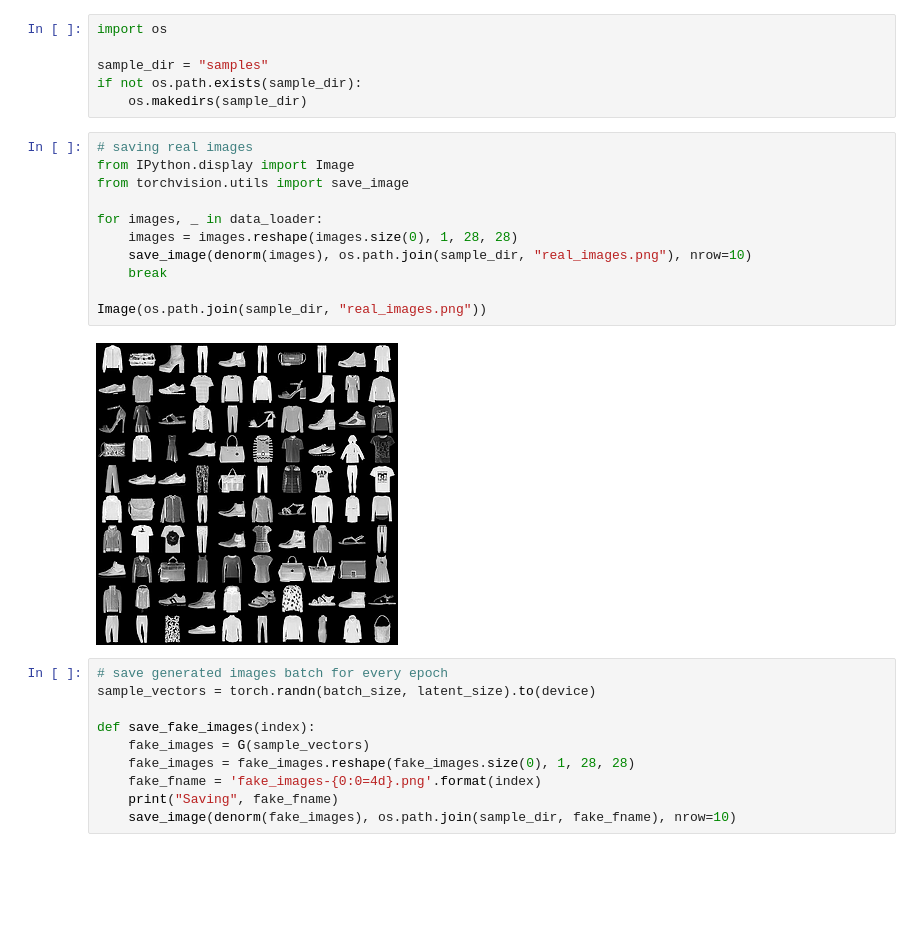
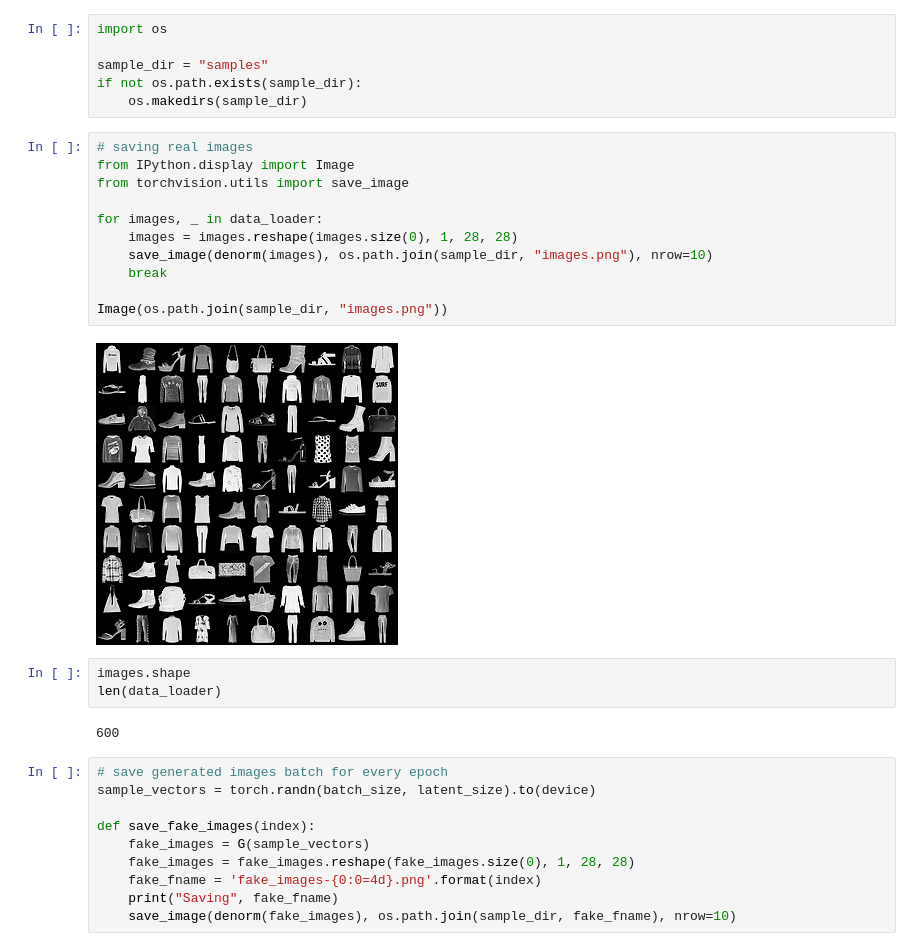
Before and after one commit to sgwlee96/Fall2024, a Jupyter notebook: DATA255/homework5/homework5_SungwonLee.ipynb, the cells around one changed output. Saved outputs shown, nothing was run; the diff lists cells and outputs as text; blank space fills up the shorter version.

```diff
--- a/DATA255/homework5/homework5_SungwonLee.ipynb
+++ b/DATA255/homework5/homework5_SungwonLee.ipynb
@@ -174,16 +176,21 @@ if not os.path.exists(sample_dir):
 # %%
 # saving real images
 from IPython.display import Image
 from torchvision.utils import save_image
 
 for images, _ in data_loader:
     images = images.reshape(images.size(0), 1, 28, 28)
-    save_image(denorm(images), os.path.join(sample_dir, "real_images.png"), nrow=10)
+    save_image(denorm(images), os.path.join(sample_dir, "images.png"), nrow=10)
     break
 
-Image(os.path.join(sample_dir, "real_images.png"))
+Image(os.path.join(sample_dir, "images.png"))
 # %% [output]
-[figure, old version]
+[figure, new version]
+# %%
+images.shape
+len(data_loader)
+# %% [output]
+600
 # %%
 # save generated images batch for every epoch
 sample_vectors = torch.randn(batch_size, latent_size).to(device)
```
Also changed, not shown: parts of 20 cells of this notebook, 3 other files.
